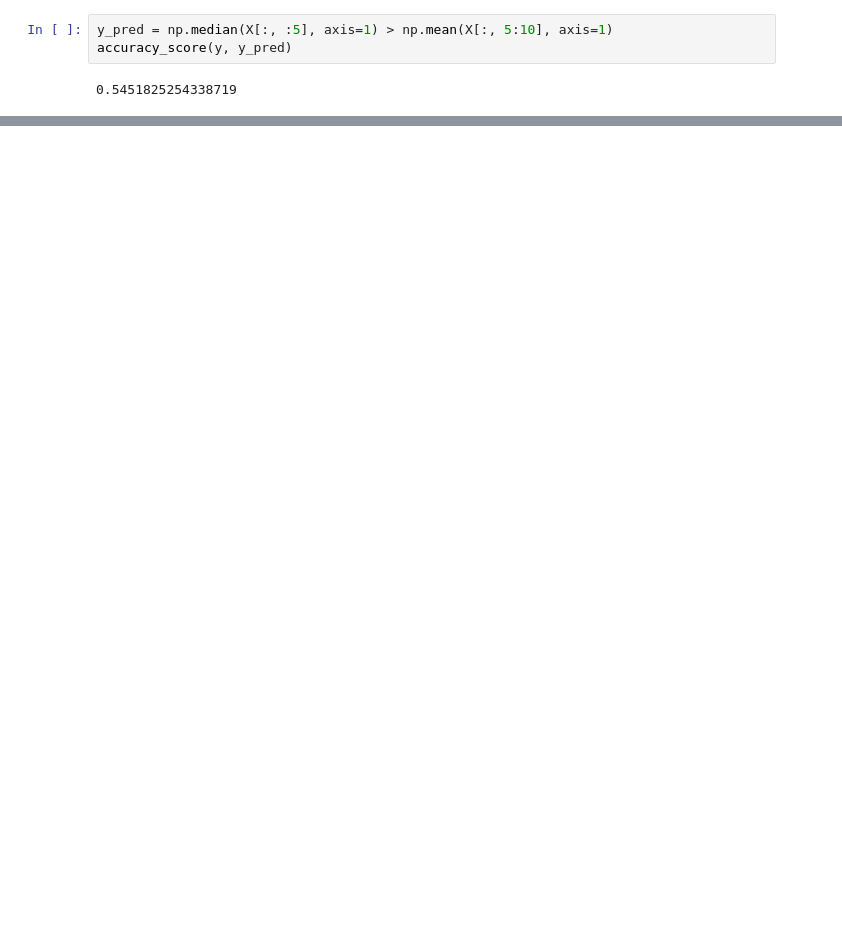
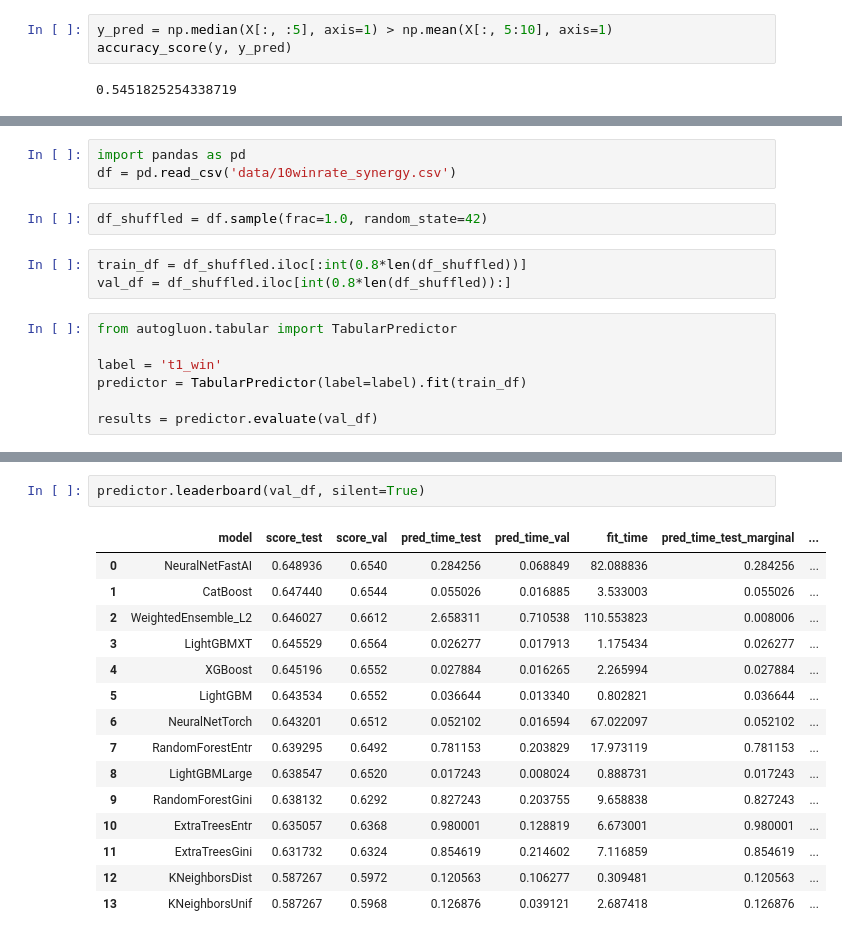
Before and after one commit to STATS-170-Team-10/lol-data-wrangling, a Jupyter notebook: models.ipynb, the cells around one changed output, grey strips where cells are left out. Saved outputs shown, nothing was run; the diff lists cells and outputs as text; blank space fills up the shorter version.

```diff
--- a/models.ipynb
+++ b/models.ipynb
@@ -47,0 +277,15 @@ accuracy_score(y, y_pred)
+# %%
+import pandas as pd
+df = pd.read_csv('data/10winrate_synergy.csv')
+# %%
+df_shuffled = df.sample(frac=1.0, random_state=42)
+# %%
+train_df = df_shuffled.iloc[:int(0.8*len(df_shuffled))]
+val_df = df_shuffled.iloc[int(0.8*len(df_shuffled)):]
+# %%
+from autogluon.tabular import TabularPredictor
+
+label = 't1_win'
+predictor = TabularPredictor(label=label).fit(train_df)
+
+results = predictor.evaluate(val_df)
@@ -47,0 +322,18 @@ accuracy_score(y, y_pred)
+# %%
+predictor.leaderboard(val_df, silent=True)
+# %% [output]
+|  | model | score_test | score_val | pred_time_test | pred_time_val | fit_time | pred_time_test_marginal | ... |
+| 0 | NeuralNetFastAI | 0.648936 | 0.6540 | 0.284256 | 0.068849 | 82.088836 | 0.284256 | ... |
+| 1 | CatBoost | 0.647440 | 0.6544 | 0.055026 | 0.016885 | 3.533003 | 0.055026 | ... |
+| 2 | WeightedEnsemble_L2 | 0.646027 | 0.6612 | 2.658311 | 0.710538 | 110.553823 | 0.008006 | ... |
+| 3 | LightGBMXT | 0.645529 | 0.6564 | 0.026277 | 0.017913 | 1.175434 | 0.026277 | ... |
+| 4 | XGBoost | 0.645196 | 0.6552 | 0.027884 | 0.016265 | 2.265994 | 0.027884 | ... |
+| 5 | LightGBM | 0.643534 | 0.6552 | 0.036644 | 0.013340 | 0.802821 | 0.036644 | ... |
+| 6 | NeuralNetTorch | 0.643201 | 0.6512 | 0.052102 | 0.016594 | 67.022097 | 0.052102 | ... |
+| 7 | RandomForestEntr | 0.639295 | 0.6492 | 0.781153 | 0.203829 | 17.973119 | 0.781153 | ... |
+| 8 | LightGBMLarge | 0.638547 | 0.6520 | 0.017243 | 0.008024 | 0.888731 | 0.017243 | ... |
+| 9 | RandomForestGini | 0.638132 | 0.6292 | 0.827243 | 0.203755 | 9.658838 | 0.827243 | ... |
+| 10 | ExtraTreesEntr | 0.635057 | 0.6368 | 0.980001 | 0.128819 | 6.673001 | 0.980001 | ... |
+| 11 | ExtraTreesGini | 0.631732 | 0.6324 | 0.854619 | 0.214602 | 7.116859 | 0.854619 | ... |
+| 12 | KNeighborsDist | 0.587267 | 0.5972 | 0.120563 | 0.106277 | 0.309481 | 0.120563 | ... |
+| 13 | KNeighborsUnif | 0.587267 | 0.5968 | 0.126876 | 0.039121 | 2.687418 | 0.126876 | ... |
```
Also changed, not shown: parts of 36 cells of this notebook, 4 other files.
